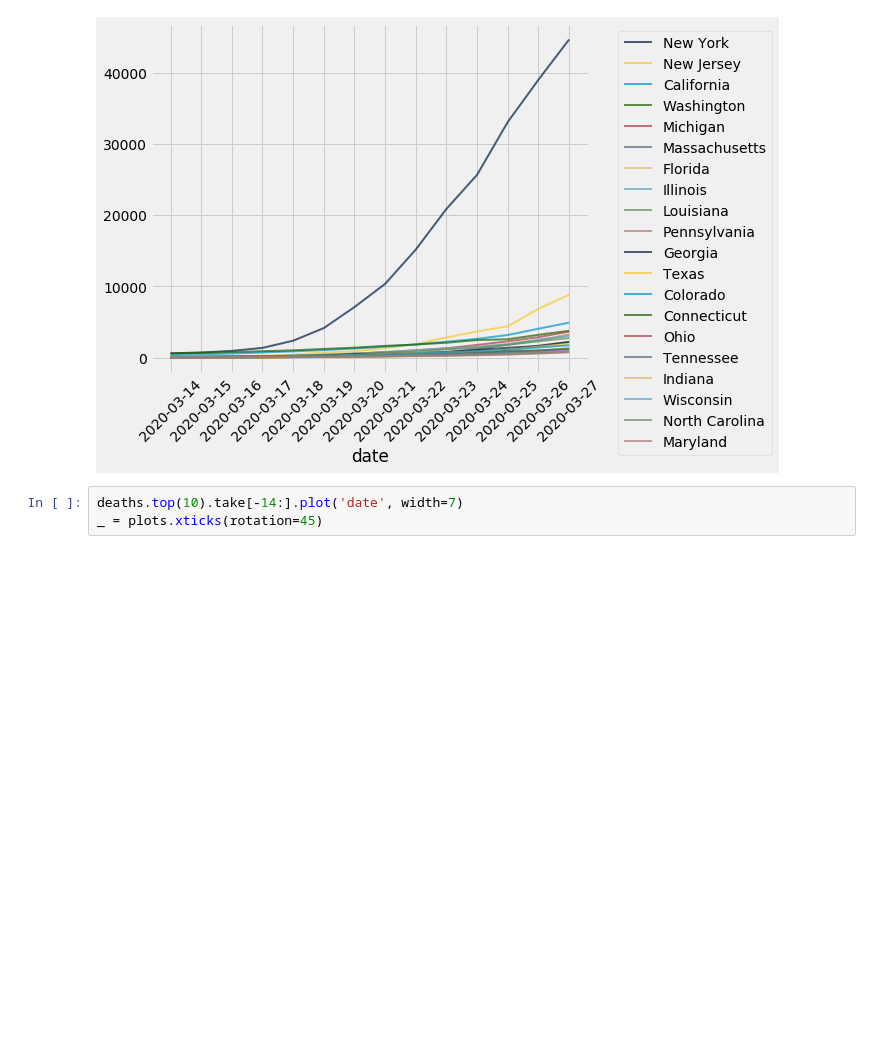
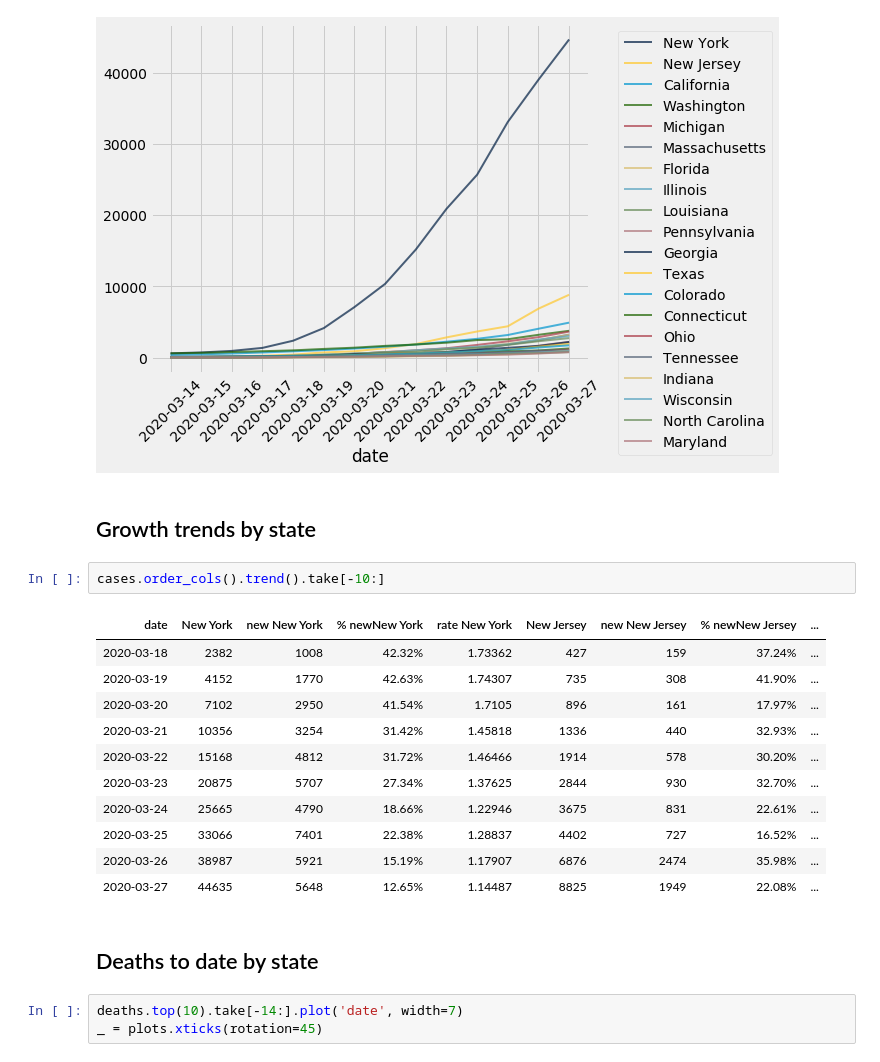
Before and after one commit to deculler/covid19, a Jupyter notebook: US-covid19-nytimes.ipynb, the cells around one changed output. Saved outputs shown, nothing was run; the diff lists cells and outputs as text; blank space fills up the shorter version.

```diff
--- a/US-covid19-nytimes.ipynb
+++ b/US-covid19-nytimes.ipynb
@@ -82,6 +116,26 @@ cases.top(20).take[-14:].plot('date', width=7, height=6)
 _ = plots.xticks(rotation=45)
 # %% [output]
 [figure]
+# %% [markdown]
+<a id='sectionTrends'></a>
+## Growth trends by state
+# %%
+cases.order_cols().trend().take[-10:]
+# %% [output]
+| date | New York | new New York | % newNew York | rate New York | New Jersey | new New Jersey | % newNew Jersey | ... |
+| 2020-03-18 | 2382 | 1008 | 42.32% | 1.73362 | 427 | 159 | 37.24% | ... |
+| 2020-03-19 | 4152 | 1770 | 42.63% | 1.74307 | 735 | 308 | 41.90% | ... |
+| 2020-03-20 | 7102 | 2950 | 41.54% | 1.7105 | 896 | 161 | 17.97% | ... |
+| 2020-03-21 | 10356 | 3254 | 31.42% | 1.45818 | 1336 | 440 | 32.93% | ... |
+| 2020-03-22 | 15168 | 4812 | 31.72% | 1.46466 | 1914 | 578 | 30.20% | ... |
+| 2020-03-23 | 20875 | 5707 | 27.34% | 1.37625 | 2844 | 930 | 32.70% | ... |
+| 2020-03-24 | 25665 | 4790 | 18.66% | 1.22946 | 3675 | 831 | 22.61% | ... |
+| 2020-03-25 | 33066 | 7401 | 22.38% | 1.28837 | 4402 | 727 | 16.52% | ... |
+| 2020-03-26 | 38987 | 5921 | 15.19% | 1.17907 | 6876 | 2474 | 35.98% | ... |
+| 2020-03-27 | 44635 | 5648 | 12.65% | 1.14487 | 8825 | 1949 | 22.08% | ... |
+# %% [markdown]
+<a id=sectionDeaths></a>
+## Deaths to date by state
 # %%
 deaths.top(10).take[-14:].plot('date', width=7)
 _ = plots.xticks(rotation=45)
```
Also changed, not shown: parts of 8 cells of this notebook, 1 other file.
